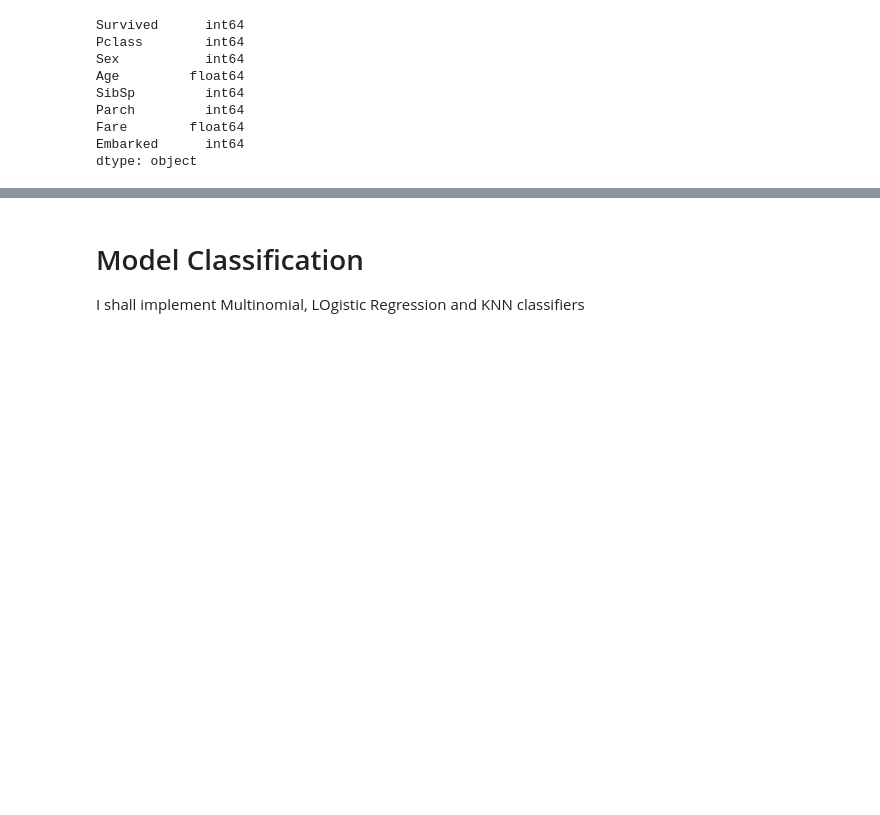
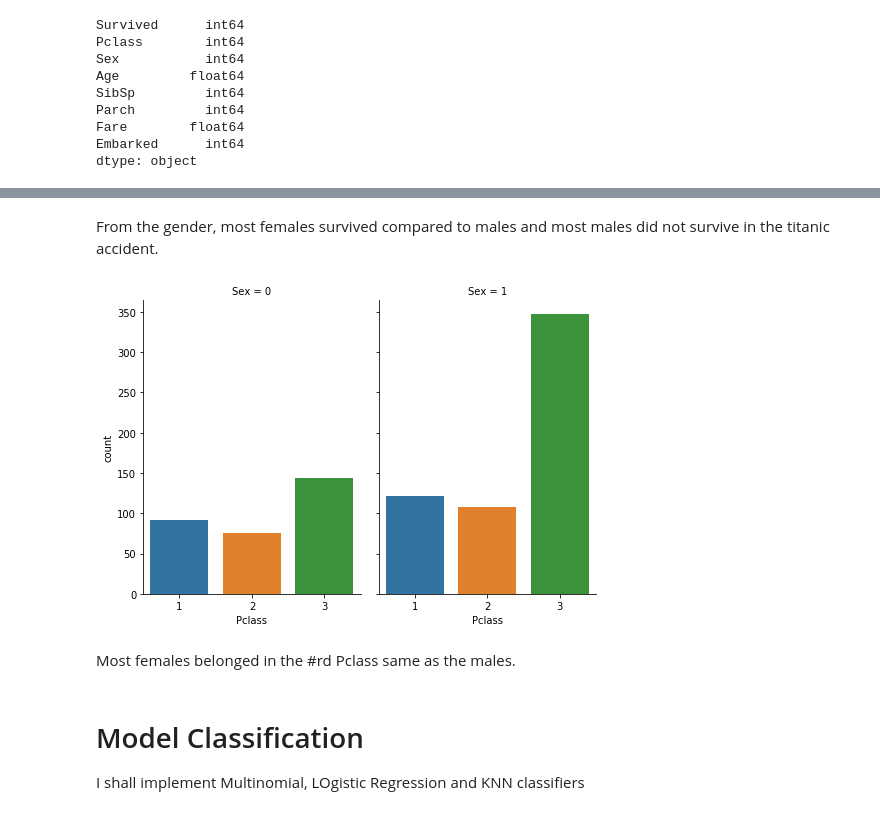
Before and after one commit to mwinzie/KNN-Classifier-Naive-Bayes-Classifier, a Jupyter notebook: K_nearest_neighbor_(kNN)_classifier_and_Naive_Bayes_classifier.ipynb, the cells around one changed output, grey strips where cells are left out. Drawn from its saved outputs; the diff is of its cells as text; code cells hidden in the pictures; blank space fills up the shorter version.

```diff
--- a/K_nearest_neighbor_(kNN)_classifier_and_Naive_Bayes_classifier.ipynb
+++ b/K_nearest_neighbor_(kNN)_classifier_and_Naive_Bayes_classifier.ipynb
@@ -471,3 +504,11 @@ dtype: object
+# %% [markdown]
+From the gender, most females survived compared to males and most males did not survive in the titanic accident.
+# %%
+sns.catplot(x='Pclass', col="Sex", data=train, kind="count", height=5, aspect=.7);
+# %% [output]
+[figure, added]
+# %% [markdown]
+Most females belonged in the #rd Pclass  same as the males.
 # %% [markdown]
 # Model Classification
 I shall implement Multinomial, LOgistic Regression and KNN classifiers
```
Also changed, not shown: parts of 13 cells of this notebook.
